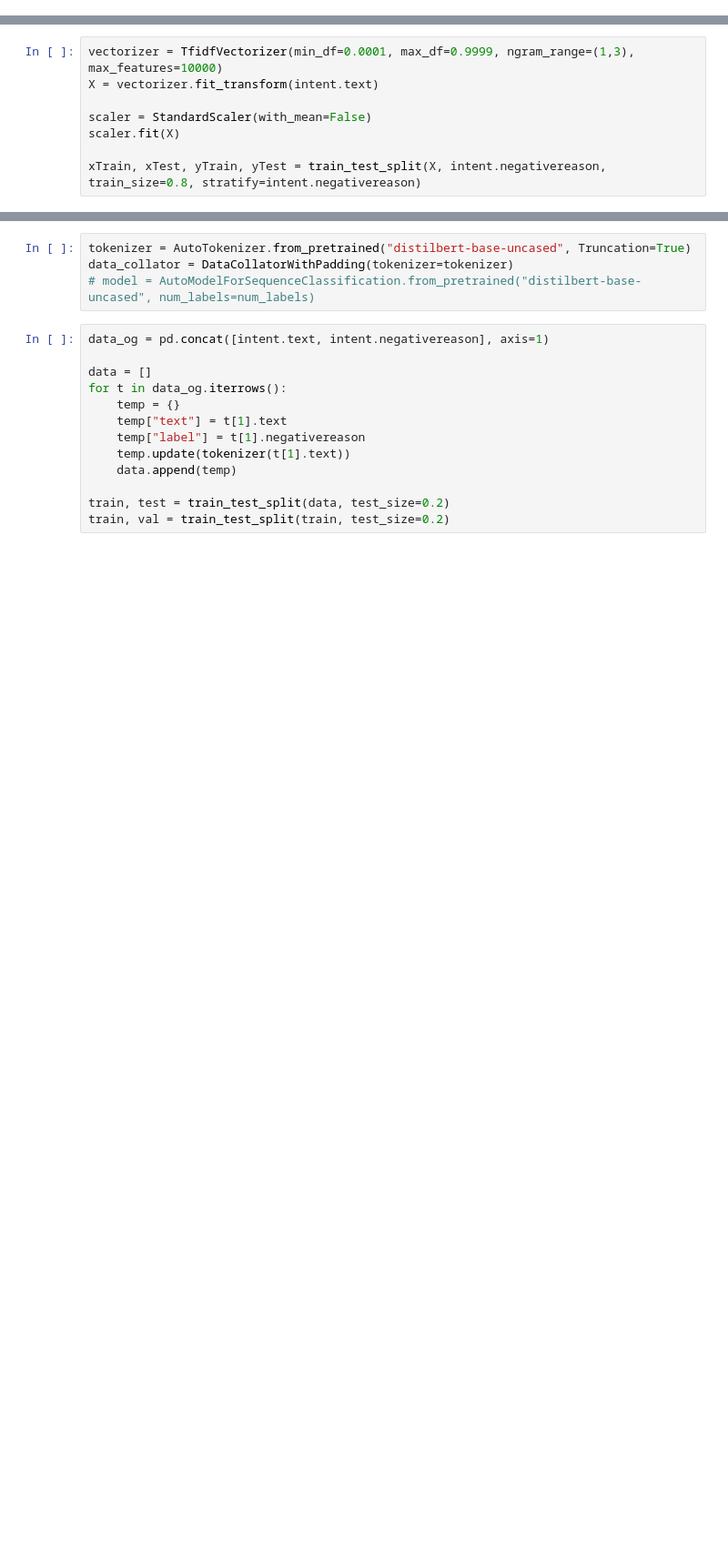
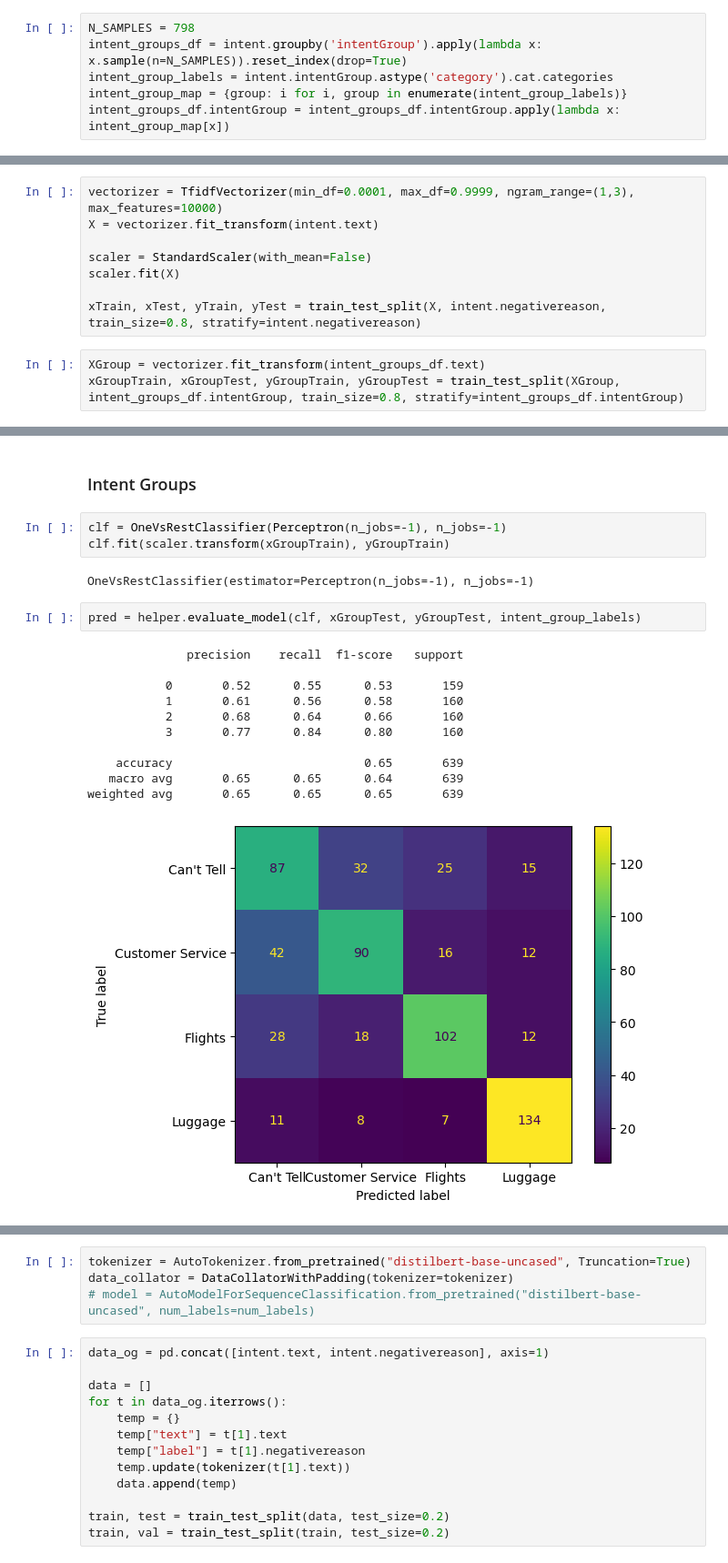
Before and after one commit to cosorio94/natalies-little-helper, a Jupyter notebook: notebooks/intent.ipynb, the cells around one changed output, grey strips where cells are left out. Shown: that part at 91% size. Saved outputs shown, nothing was run; the diff lists cells and outputs as text; blank space fills up the shorter version.

```diff
--- a/notebooks/intent.ipynb
+++ b/notebooks/intent.ipynb
@@ -47,0 +85,6 @@ intent.negativereason = intent.negativereason.apply(lambda x: rmap[x])
+# %%
+N_SAMPLES = 798
+intent_groups_df = intent.groupby('intentGroup').apply(lambda x: x.sample(n=N_SAMPLES)).reset_index(drop=True)
+intent_group_labels = intent.intentGroup.astype('category').cat.categories
+intent_group_map = {group: i for i, group in enumerate(intent_group_labels)}
+intent_groups_df.intentGroup = intent_groups_df.intentGroup.apply(lambda x: intent_group_map[x])
@@ -53,3 +106,6 @@ scaler = StandardScaler(with_mean=False)
 scaler.fit(X)
 
 xTrain, xTest, yTrain, yTest = train_test_split(X, intent.negativereason, train_size=0.8, stratify=intent.negativereason)
+# %%
+XGroup = vectorizer.fit_transform(intent_groups_df.text)
+xGroupTrain, xGroupTest, yGroupTrain, yGroupTest = train_test_split(XGroup, intent_groups_df.intentGroup, train_size=0.8, stratify=intent_groups_df.intentGroup)
@@ -79,0 +153,21 @@ Average
+# %% [markdown]
+### Intent Groups
+# %%
+clf = OneVsRestClassifier(Perceptron(n_jobs=-1), n_jobs=-1)
+clf.fit(scaler.transform(xGroupTrain), yGroupTrain)
+# %% [output]
+OneVsRestClassifier(estimator=Perceptron(n_jobs=-1), n_jobs=-1)
+# %%
+pred = helper.evaluate_model(clf, xGroupTest, yGroupTest, intent_group_labels)
+# %% [output]
+              precision    recall  f1-score   support
+
+           0       0.52      0.55      0.53       159
+           1       0.61      0.56      0.58       160
+           2       0.68      0.64      0.66       160
+           3       0.77      0.84      0.80       160
+
+    accuracy                           0.65       639
+   macro avg       0.65      0.65      0.64       639
+weighted avg       0.65      0.65      0.65       639
+[figure, added]
```
Also changed, not shown: parts of 33 cells of this notebook, 2 other files.
